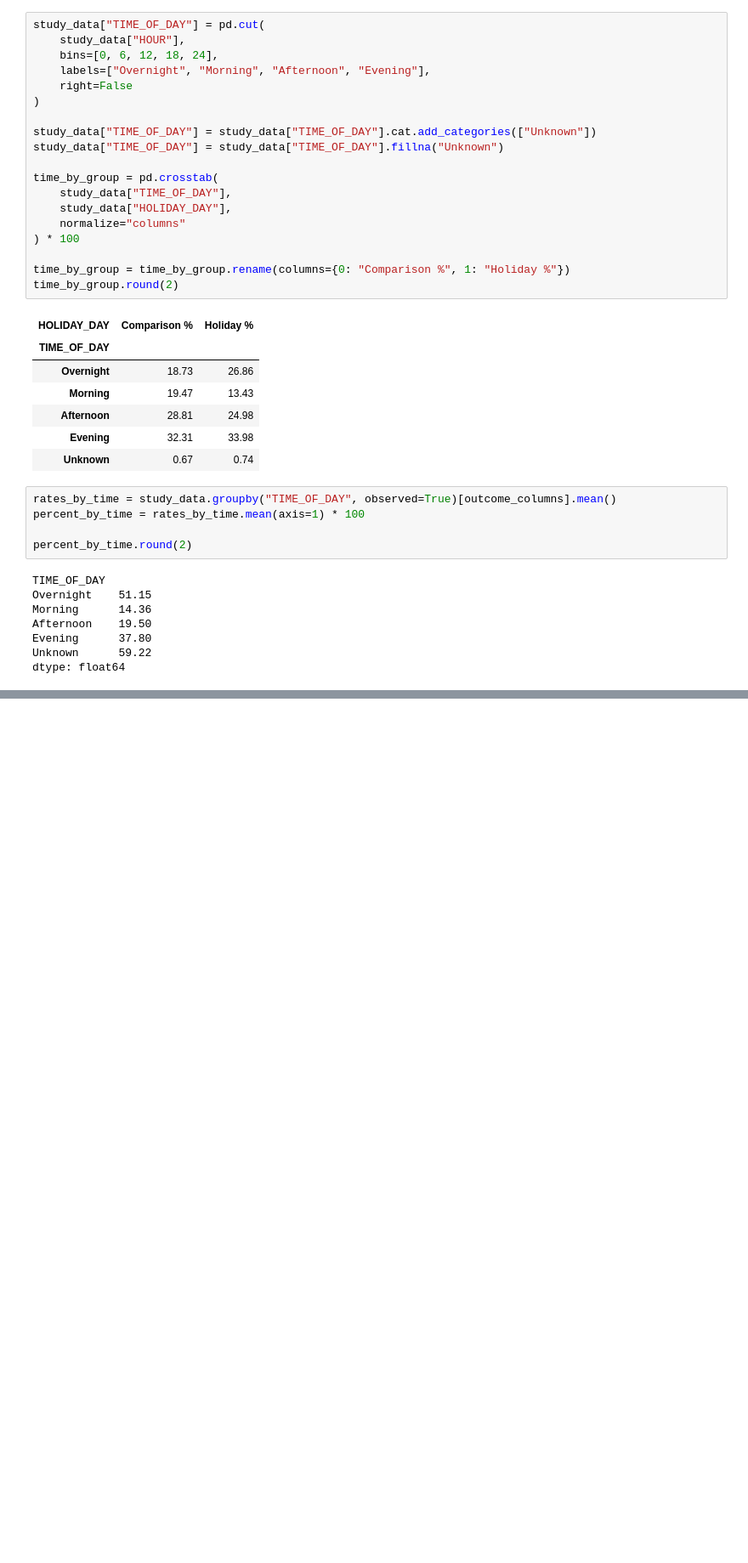
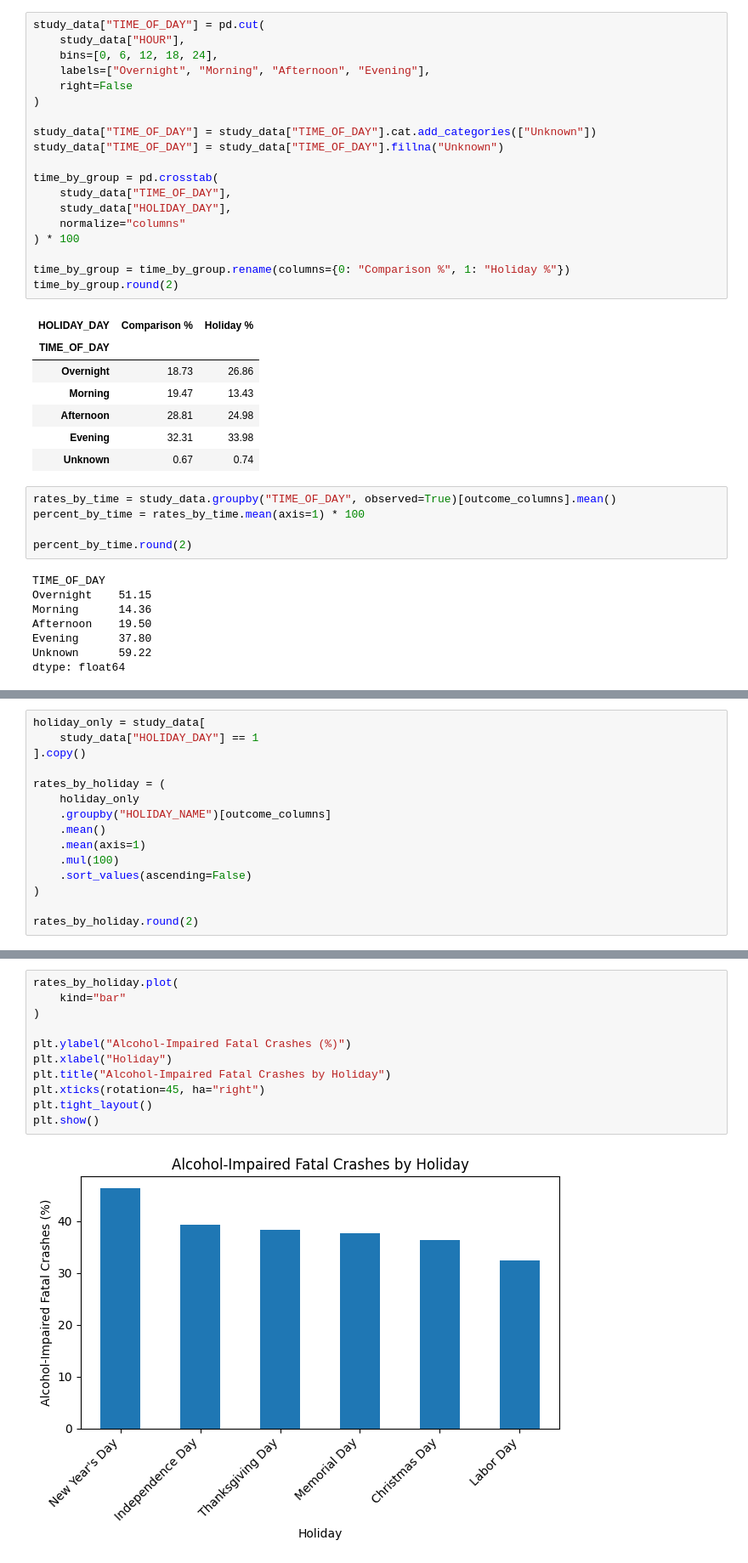
Before and after one commit to Prashriya/DS-325-Final-Project, a Jupyter notebook: FinalProject.ipynb, the cells around one changed output, grey strips where cells are left out. Shown at 85% size. Cells and saved outputs as stored; diff of their text form; blank space fills up the shorter version.

```diff
--- a/FinalProject.ipynb
+++ b/FinalProject.ipynb
@@ -397,0 +444,15 @@ dtype: float64
+# %%
+holiday_only = study_data[
+    study_data["HOLIDAY_DAY"] == 1
+].copy()
+
+rates_by_holiday = (
+    holiday_only
+    .groupby("HOLIDAY_NAME")[outcome_columns]
+    .mean()
+    .mean(axis=1)
+    .mul(100)
+    .sort_values(ascending=False)
+)
+
+rates_by_holiday.round(2)
@@ -397,0 +468,13 @@ dtype: float64
+# %%
+rates_by_holiday.plot(
+    kind="bar"
+)
+
+plt.ylabel("Alcohol-Impaired Fatal Crashes (%)")
+plt.xlabel("Holiday")
+plt.title("Alcohol-Impaired Fatal Crashes by Holiday")
+plt.xticks(rotation=45, ha="right")
+plt.tight_layout()
+plt.show()
+# %% [output]
+[figure, added]
```
Also changed, not shown: parts of 11 cells of this notebook, 2 other files.
